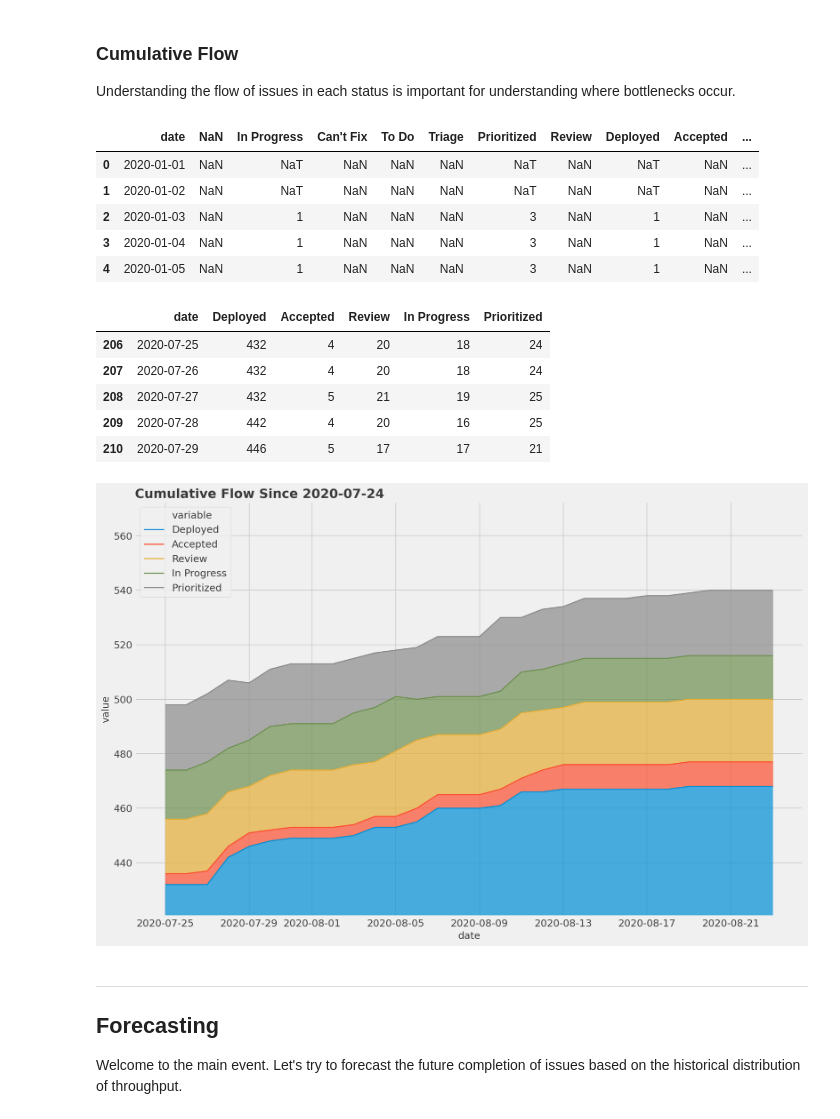
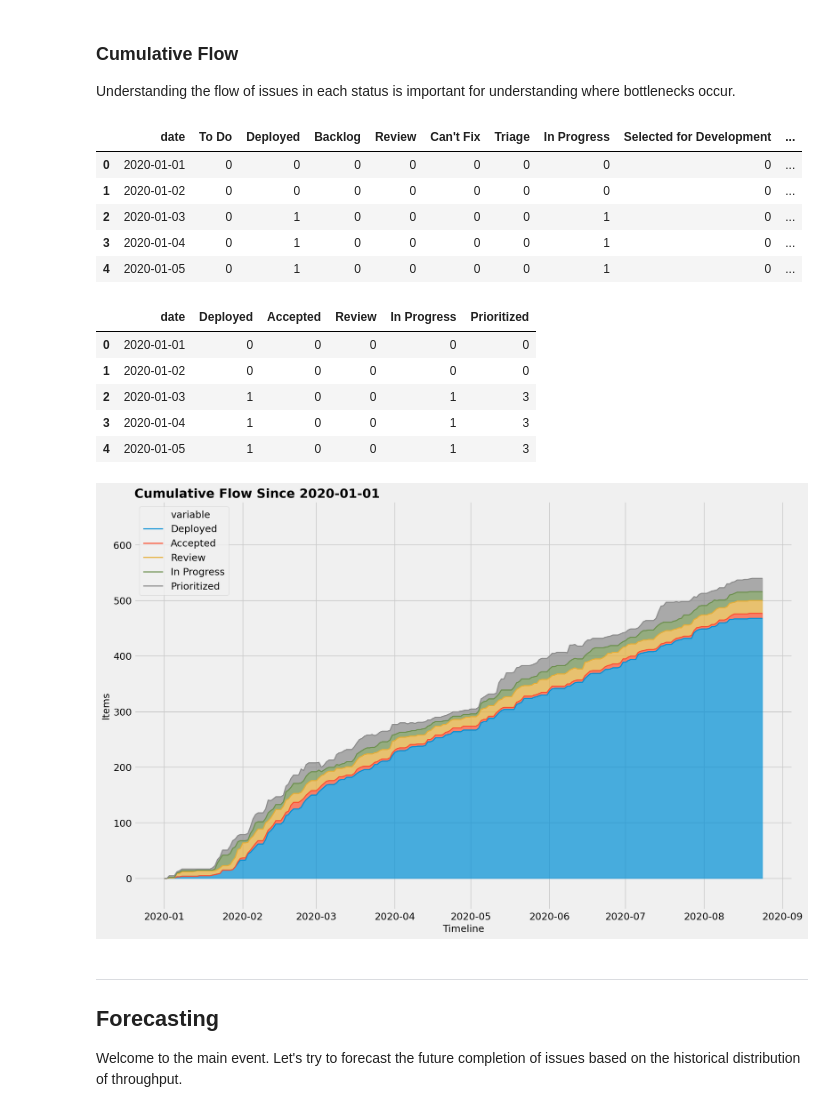
Before and after one commit to jsherer/kanban-metrics, a Jupyter notebook: kanban.ipynb, the cells around one changed output. Drawn from its saved outputs; the diff is of its cells as text; code cells hidden in the pictures.

Commit message:
Fixed a few formatting issues and data issues. Added flexibility to flow diagram statuses

```diff
--- a/kanban.ipynb
+++ b/kanban.ipynb
@@ -365,11 +385,14 @@ ax.axhline(y=0, color=util.lightgrey, alpha=.5);
 
 Understanding the flow of issues in each status is important for understanding where bottlenecks occur.
 # %%
-dates = pandas.date_range(start='2020-01-01', end='today', freq='D', tz='UTC')
+FILTER_ISSUES_SINCE = '2020-01-01'
+
+dates = pandas.date_range(start=FILTER_ISSUES_SINCE, end='today', freq='D', tz='UTC')
 
 flow_data = data.copy().reset_index()
 
 statuses = set(flow_data['status_from_name']) | set(flow_data['status_to_name'])
+statuses.remove(numpy.nan)
 
 f = pandas.DataFrame(columns=['date'] + list(statuses))
 
@@ -397,68 +420,75 @@ for date in dates:
 
     last_counter = counter
 
+f = f.fillna(0)
 f['date'] = f['date'].dt.normalize()
 f['date'] = f['date'].dt.date
 f.head()
 # %% [output]
-|  | date | NaN | In Progress | Can't Fix | To Do | Triage | Prioritized | Review | Deployed | Accepted | ... |
-| 0 | 2020-01-01 | NaN | NaT | NaN | NaN | NaN | NaT | NaN | NaT | NaN | ... |
-| 1 | 2020-01-02 | NaN | NaT | NaN | NaN | NaN | NaT | NaN | NaT | NaN | ... |
-| 2 | 2020-01-03 | NaN | 1 | NaN | NaN | NaN | 3 | NaN | 1 | NaN | ... |
-| 3 | 2020-01-04 | NaN | 1 | NaN | NaN | NaN | 3 | NaN | 1 | NaN | ... |
-| 4 | 2020-01-05 | NaN | 1 | NaN | NaN | NaN | 3 | NaN | 1 | NaN | ... |
+|  | date | To Do | Deployed | Backlog | Review | Can't Fix | Triage | In Progress | Selected for Development | ... |
+| 0 | 2020-01-01 | 0 | 0 | 0 | 0 | 0 | 0 | 0 | 0 | ... |
+| 1 | 2020-01-02 | 0 | 0 | 0 | 0 | 0 | 0 | 0 | 0 | ... |
+| 2 | 2020-01-03 | 0 | 1 | 0 | 0 | 0 | 0 | 1 | 0 | ... |
+| 3 | 2020-01-04 | 0 | 1 | 0 | 0 | 0 | 0 | 1 | 0 | ... |
+| 4 | 2020-01-05 | 0 | 1 | 0 | 0 | 0 | 0 | 1 | 0 | ... |
 # %%
-start_date = (pandas.to_datetime('today').tz_localize('UTC') - pandas.Timedelta(days=30)).normalize()
+status_order = ['Prioritized', 'In Progress', 'Review', 'Accepted', 'Deployed']
+ending_status = status_order[-1]
+flow_columns = ['date'] + list(reversed(status_order))
 
-flow = f[['date', 'Deployed', 'Accepted', 'Review', 'In Progress', 'Prioritized']]
-flow = flow[flow['date'] > start_date]
+flow = f[flow_columns]
 
-y_min = flow['Deployed'].min()
-y_max = flow[['Deployed', 'Accepted', 'Review', 'In Progress', 'Prioritized']].max().sum()
+#start_date = (pandas.to_datetime('today').tz_localize('UTC') - pandas.Timedelta(days=30)).normalize()
+#flow = flow[flow['date'] > start_date]
+
+y_min = flow[ending_status].min()
+y_max = flow[status_order].max().sum()
 
 flow.head()
 # %% [output]
 |  | date | Deployed | Accepted | Review | In Progress | Prioritized |
-| 206 | 2020-07-25 | 432 | 4 | 20 | 18 | 24 |
-| 207 | 2020-07-26 | 432 | 4 | 20 | 18 | 24 |
-| 208 | 2020-07-27 | 432 | 5 | 21 | 19 | 25 |
-| 209 | 2020-07-28 | 442 | 4 | 20 | 16 | 25 |
-| 210 | 2020-07-29 | 446 | 5 | 17 | 17 | 21 |
+| 0 | 2020-01-01 | 0 | 0 | 0 | 0 | 0 |
+| 1 | 2020-01-02 | 0 | 0 | 0 | 0 | 0 |
+| 2 | 2020-01-03 | 1 | 0 | 0 | 1 | 3 |
+| 3 | 2020-01-04 | 1 | 0 | 0 | 1 | 3 |
+| 4 | 2020-01-05 | 1 | 0 | 0 | 1 | 3 |
 # %%
 matplotlib.pyplot.figure(dpi=150, figsize=(15,10))
 
 #ax = flow.plot.area(x='date', figsize=(15,10))
 
 # custom area plot
-flow_agg = flow[['date', 'Deployed', 'Accepted', 'Review', 'In Progress', 'Prioritized']]
+flow_agg = flow[flow_columns]
 x  = flow_agg['date'] = pandas.to_datetime(flow_agg['date'])
-y1 = flow_agg['Deployed'] = (flow_agg['Deployed']).astype(float)
-y2 = flow_agg['Accepted'] = (flow_agg['Deployed'] + flow_agg['Accepted']).astype(float)
-y3 = flow_agg['Review'] = (flow_agg['Accepted'] + flow_agg['Review']).astype(float)
-y4 = flow_agg['In Progress'] = (flow_agg['Review'] + flow_agg['In Progress']).astype(float)
-y5 = flow_agg['Prioritized'] = (flow_agg['In Progress'] + flow_agg['Prioritized']).astype(float)
 
+# create the aggregations based on the (reversed) status order
+ys = []
+for status in reversed(status_order):
+    lasty = ys[-1] if ys else 0
+    y = flow_agg[status] = (flow_agg[status] + lasty).astype(float)
+    ys.append(y)
+
+# melt the data to be able to be sent to lineplot
 xyz = pandas.melt(flow_agg, ['date'])
 xyz['value'] = xyz['value'].astype(float)
 
 ax = seaborn.lineplot(x='date', y='value', hue='variable', data=xyz)
 
-ax.fill_between(x, y1, color='C0', alpha=0.7,
-                 interpolate=False)
-ax.fill_between(x, y1, y2, color='C1', alpha=0.7,
-                 interpolate=False)
-ax.fill_between(x, y2, y3, color='C2', alpha=0.7,
-                 interpolate=False)
-ax.fill_between(x, y3, y4, color='C3', alpha=0.7,
-                 interpolate=False)
-ax.fill_between(x, y4, y5, color='C4', alpha=0.7,
-                 interpolate=False)
+# create the area fills between lines
+lasty = 0
+for i, y in enumerate(ys):
+    ax.fill_between(x, lasty, y, color=f'C{i}', alpha=0.7,
+        interpolate=False)
+    lasty = y
 
-ax.set_title("Cumulative Flow Since {}".format(start_date.strftime('%Y-%m-%d')), loc='left', fontdict={
+ax.set_title("Cumulative Flow Since {}".format(flow_agg['date'].min().strftime('%Y-%m-%d')), loc='left', fontdict={
              'fontsize': 18, 'fontweight': 'semibold'})
+
+ax.set_xlabel('Timeline')
+ax.set_ylabel('Items')
 
 tenth = (y_max-y_min)*0.1
 
 _ = ax.set_ylim([y_min - tenth, y_max + 2*tenth])
 # %% [output]
-[figure, old version]
+[figure, new version]
```
Also changed, not shown: parts of 24 cells of this notebook.
